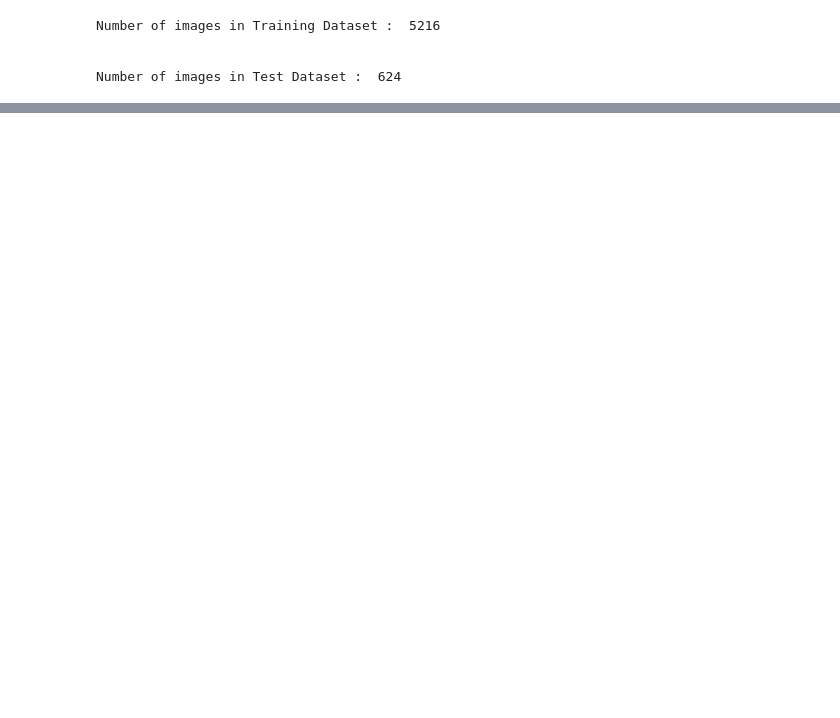
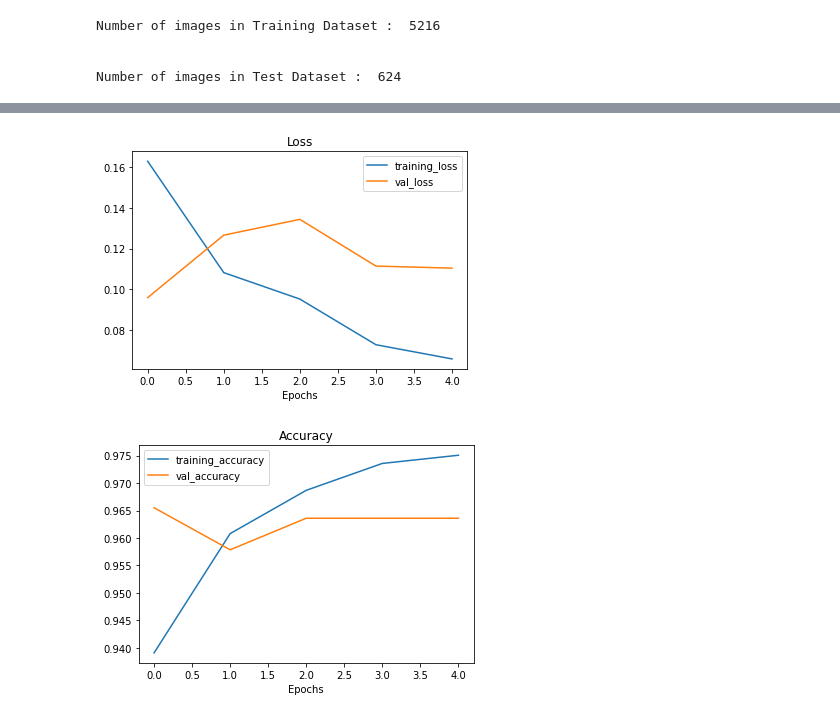
Before and after one commit to omkar3602/pneumonia-detector, a Jupyter notebook: Pneumonia.ipynb, the cells around one changed output, grey strips where cells are left out. Cells and saved outputs as stored; diff of their text form; code cells hidden in the pictures; blank space fills up the shorter version.

```diff
--- a/Pneumonia.ipynb
+++ b/Pneumonia.ipynb
@@ -239,0 +349,2 @@ predict_and_plot(model, path, random_category, classes)
+# %%
+IMAGE_SHAPE = (img_size, img_size)
@@ -239,0 +379,20 @@ predict_and_plot(model, path, random_category, classes)
+# %%
+# Resnet 50 V2 feature vector
+resnet_url = "https://tfhub.dev/google/imagenet/resnet_v2_50/feature_vector/4"
+# %%
+# Create model
+resnet_model = create_model(resnet_url, num_classes=2)
+
+# Compile
+resnet_model.compile(loss='binary_crossentropy',
+                     optimizer=tf.keras.optimizers.Adam(),
+                     metrics=['accuracy'])
+# %%
+# Fit the model
+resnet_history = resnet_model.fit(X_train,
+                                  y_train,
+                                  epochs=5,
+                                  steps_per_epoch=len(X_train),
+                                  validation_data=(X_valid, y_valid),
+                                  validation_steps=len(X_valid),
+                                  callbacks=[create_tensorboard_callback(dir_name="tensorflow_hub", experiment_name="resnet50V2")])
@@ -239,0 +411,5 @@ predict_and_plot(model, path, random_category, classes)
+# %%
+plot_loss_curves(resnet_history)
+# %% [output]
+[figure, added]
+[figure, added]
```
Also changed, not shown: parts of 63 cells of this notebook, 2 other files.
